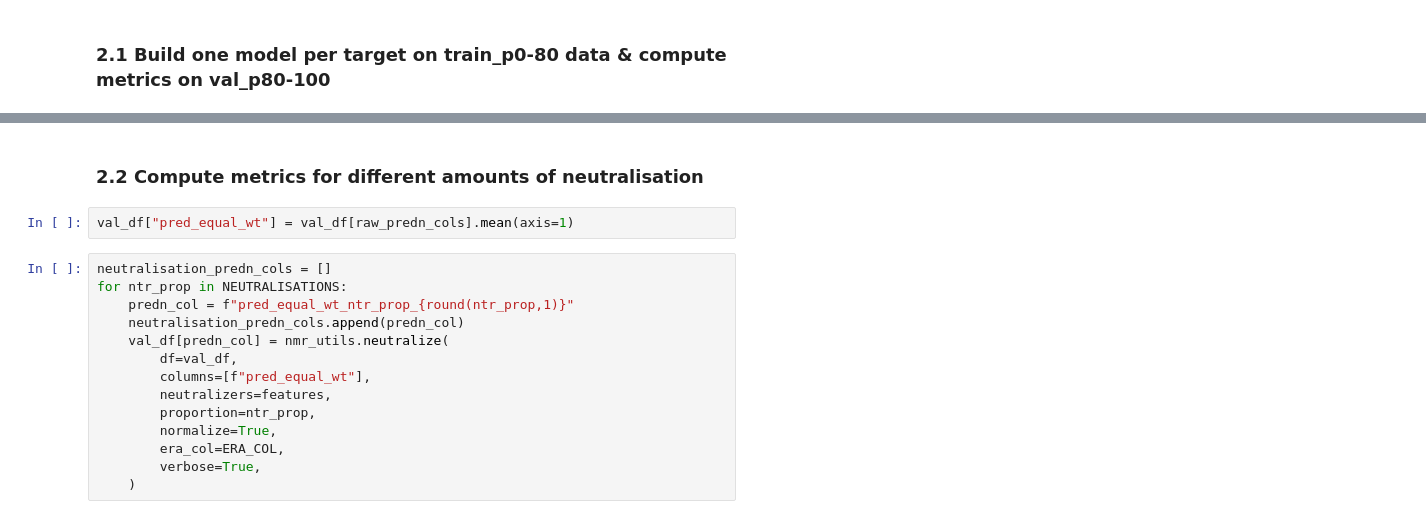
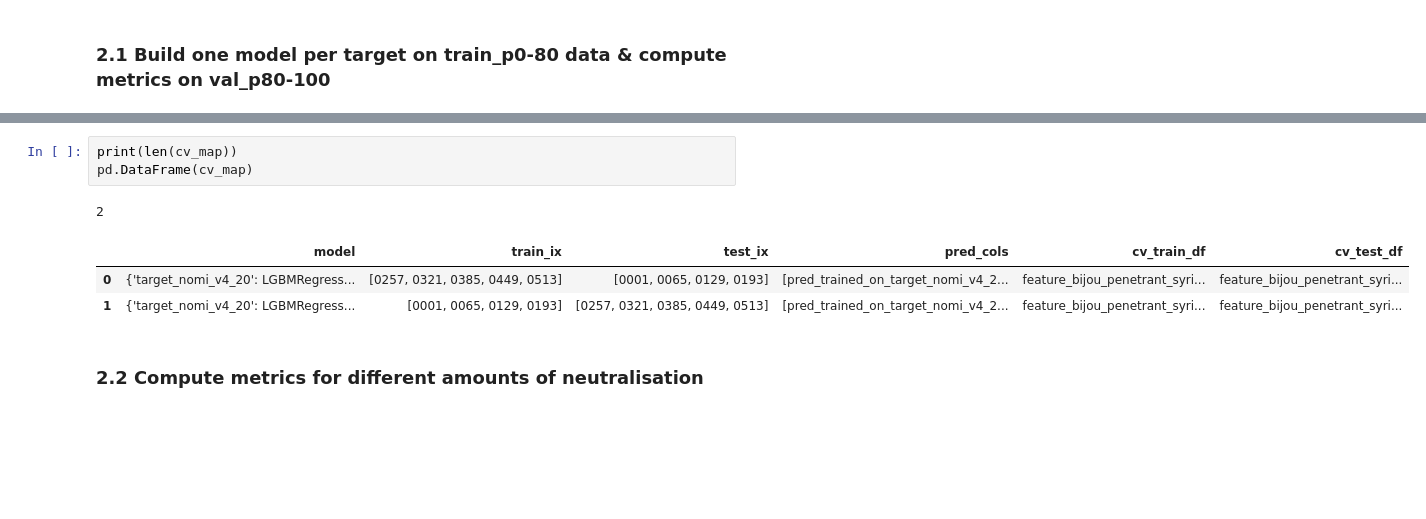
Before and after one commit to psvishnu91/numerai, a Jupyter notebook: numerai/task3-sunshine-neutralisation-proportions.ipynb, the cells around one changed output, grey strips where cells are left out. Cells and saved outputs as stored; diff of their text form; blank space fills up the shorter version.

```diff
--- a/numerai/task3-sunshine-neutralisation-proportions.ipynb
+++ b/numerai/task3-sunshine-neutralisation-proportions.ipynb
@@ -366,18 +380,10 @@ Logged model=train_p0-80_target_tyler_v4_20_c69065, version=4
+# %%
+print(len(cv_map))
+pd.DataFrame(cv_map)
+# %% [output]
+2
+|  | model | train_ix | test_ix | pred_cols | cv_train_df | cv_test_df |
+| 0 | {'target_nomi_v4_20': LGBMRegress... | [0257, 0321, 0385, 0449, 0513] | [0001, 0065, 0129, 0193] | [pred_trained_on_target_nomi_v4_2... | feature_bijou_penetrant_syri... | feature_bijou_penetrant_syri... |
+| 1 | {'target_nomi_v4_20': LGBMRegress... | [0001, 0065, 0129, 0193] | [0257, 0321, 0385, 0449, 0513] | [pred_trained_on_target_nomi_v4_2... | feature_bijou_penetrant_syri... | feature_bijou_penetrant_syri... |
 # %% [markdown]
 ### 2.2 Compute metrics for different amounts of neutralisation
-# %%
-val_df["pred_equal_wt"] = val_df[raw_predn_cols].mean(axis=1)
-# %%
-neutralisation_predn_cols = []
-for ntr_prop in NEUTRALISATIONS:
-    predn_col = f"pred_equal_wt_ntr_prop_{round(ntr_prop,1)}"
-    neutralisation_predn_cols.append(predn_col)
-    val_df[predn_col] = nmr_utils.neutralize(
-        df=val_df,
-        columns=[f"pred_equal_wt"],
-        neutralizers=features,
-        proportion=ntr_prop,
-        normalize=True,
-        era_col=ERA_COL,
-        verbose=True,
-    )
```
Also changed, not shown: parts of 34 cells of this notebook, 1 other file.
